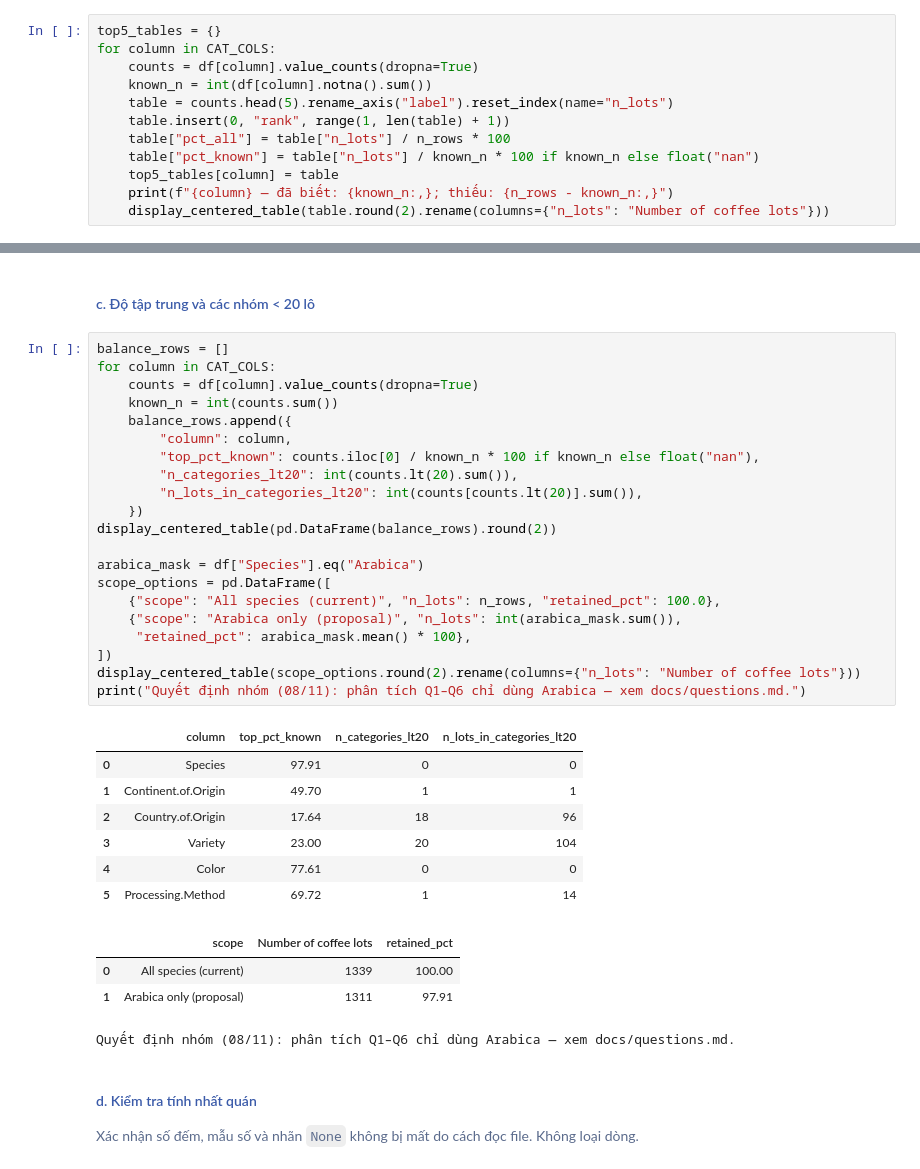
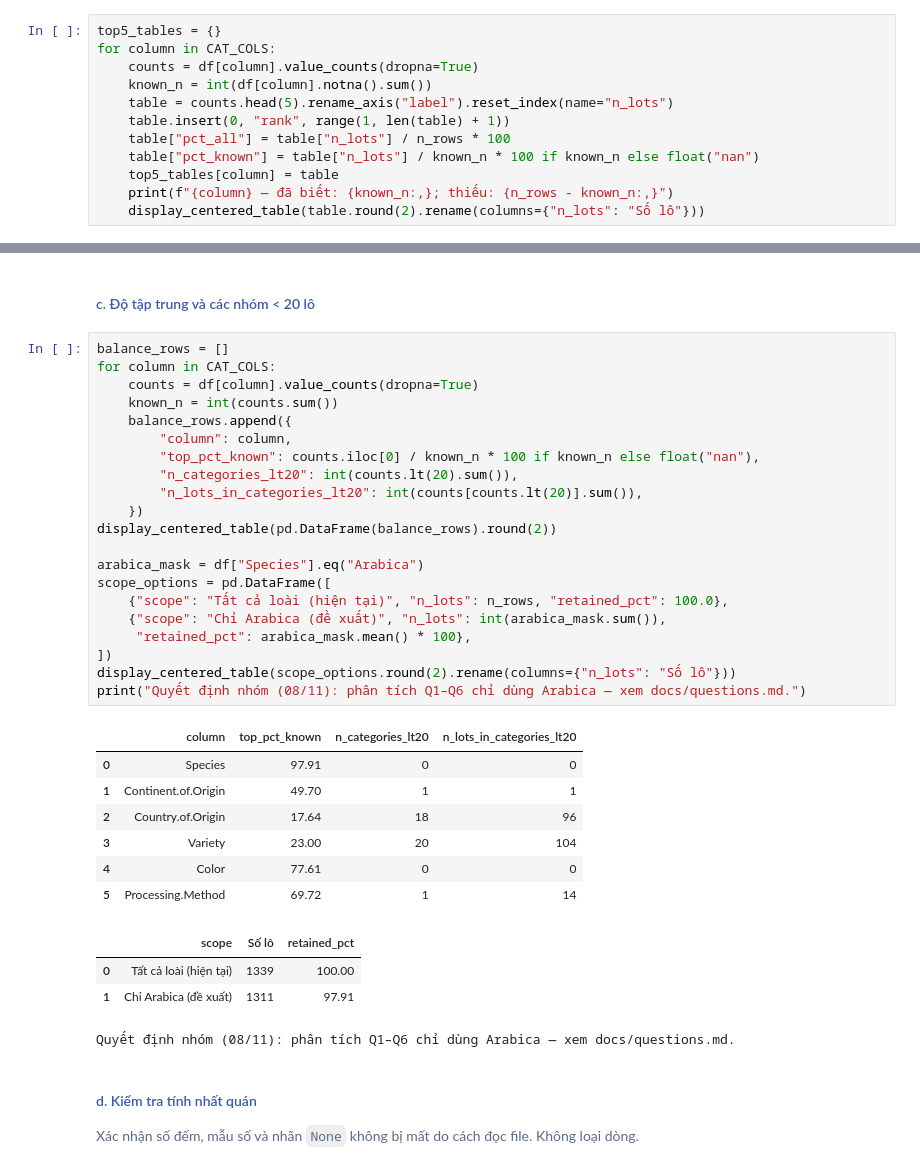
Before and after one commit to dnhoang-2006/coffee-quality, a Jupyter notebook: notebooks/01_collection_exploration.ipynb, the cells around one changed output, grey strips where cells are left out. Saved outputs shown, nothing was run; the diff lists cells and outputs as text.

```diff
--- a/notebooks/01_collection_exploration.ipynb
+++ b/notebooks/01_collection_exploration.ipynb
@@ -1357,6 +1352,6 @@ for column in CAT_COLS:
     table["pct_known"] = table["n_lots"] / known_n * 100 if known_n else float("nan")
     top5_tables[column] = table
     print(f"{column} — đã biết: {known_n:,}; thiếu: {n_rows - known_n:,}")
-    display_centered_table(table.round(2).rename(columns={"n_lots": "Number of coffee lots"}))
+    display_centered_table(table.round(2).rename(columns={"n_lots": "Số lô"}))
 # %% [output]
 Species — đã biết: 1,339; thiếu: 0
@@ -1404,35 +1399,35 @@ Cơ cấu Species đã trình bày ở 3.1.4(b): Arabica 1.311 lô (97,91%), Rob
 # %%
 balance_rows = []
 for column in CAT_COLS:
     counts = df[column].value_counts(dropna=True)
     known_n = int(counts.sum())
     balance_rows.append({
         "column": column,
         "top_pct_known": counts.iloc[0] / known_n * 100 if known_n else float("nan"),
         "n_categories_lt20": int(counts.lt(20).sum()),
         "n_lots_in_categories_lt20": int(counts[counts.lt(20)].sum()),
     })
 display_centered_table(pd.DataFrame(balance_rows).round(2))
 
 arabica_mask = df["Species"].eq("Arabica")
 scope_options = pd.DataFrame([
-    {"scope": "All species (current)", "n_lots": n_rows, "retained_pct": 100.0},
-    {"scope": "Arabica only (proposal)", "n_lots": int(arabica_mask.sum()),
+    {"scope": "Tất cả loài (hiện tại)", "n_lots": n_rows, "retained_pct": 100.0},
+    {"scope": "Chỉ Arabica (đề xuất)", "n_lots": int(arabica_mask.sum()),
      "retained_pct": arabica_mask.mean() * 100},
 ])
-display_centered_table(scope_options.round(2).rename(columns={"n_lots": "Number of coffee lots"}))
+display_centered_table(scope_options.round(2).rename(columns={"n_lots": "Số lô"}))
 print("Quyết định nhóm (08/11): phân tích Q1–Q6 chỉ dùng Arabica — xem docs/questions.md.")
 # %% [output]
 |  | column | top_pct_known | n_categories_lt20 | n_lots_in_categories_lt20 |
 | 0 | Species | 97.91 | 0 | 0 |
 | 1 | Continent.of.Origin | 49.70 | 1 | 1 |
 | 2 | Country.of.Origin | 17.64 | 18 | 96 |
 | 3 | Variety | 23.00 | 20 | 104 |
 | 4 | Color | 77.61 | 0 | 0 |
 | 5 | Processing.Method | 69.72 | 1 | 14 |
-|  | scope | Number of coffee lots | retained_pct |
-| 0 | All species (current) | 1339 | 100.00 |
-| 1 | Arabica only (proposal) | 1311 | 97.91 |
+|  | scope | Số lô | retained_pct |
+| 0 | Tất cả loài (hiện tại) | 1339 | 100.00 |
+| 1 | Chỉ Arabica (đề xuất) | 1311 | 97.91 |
 Quyết định nhóm (08/11): phân tích Q1–Q6 chỉ dùng Arabica — xem docs/questions.md.
 # %% [markdown]
 #### <span style="color:#3B5BA9">d. Kiểm tra tính nhất quán</span>
```
Also changed, not shown: parts of 12 cells of this notebook, 1 other file.
